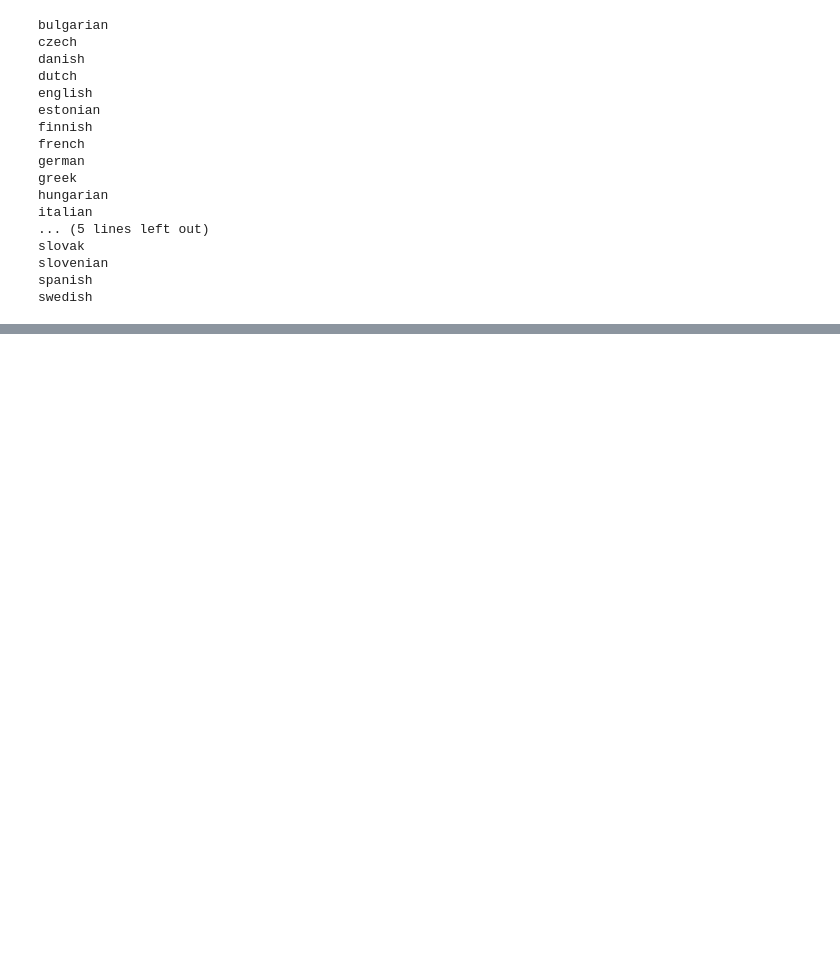
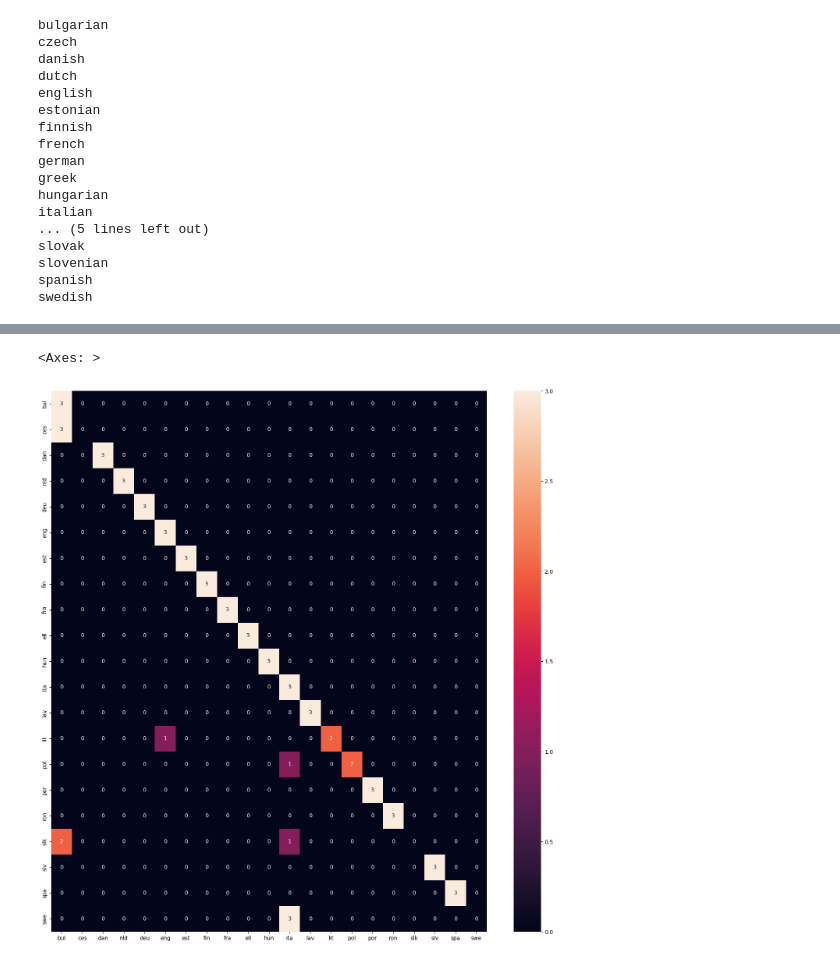
Before and after one commit to serserher/D7041E, a Jupyter notebook: Lab 3/Languages_ngrams.ipynb, the cells around one changed output, grey strips where cells are left out. Saved outputs shown, nothing was run; the diff lists cells and outputs as text; code cells hidden in the pictures; blank space fills up the shorter version.

```diff
--- a/Lab 3/Languages_ngrams.ipynb
+++ b/Lab 3/Languages_ngrams.ipynb
@@ -251,0 +292,13 @@ sn.heatmap(df_cm, annot=True)
+# %%
+conf_mat= sklearn.metrics.confusion_matrix(GT, PR, labels=None, sample_weight=None)
+Labels_arr = ['bul', 'ces', 'dan', 'nld', 'deu', 'eng', 'est', 'fin', 'fra',
+       'ell', 'hun', 'ita', 'lav', 'lit', 'pol', 'por', 'ron', 'slk',
+       'slv', 'spa', 'swe']
+#plot confusion matrix
+%matplotlib inline
+df_cm = pd.DataFrame(conf_mat, index = [i for i in Labels_arr], columns = [j for j in Labels_arr])
+plt.figure(figsize = (18,18))
+sn.heatmap(df_cm, annot=True)
+# %% [output]
+<Axes: >
+[figure, added]
```
Also changed, not shown: parts of 26 cells of this notebook, 4 other files.
